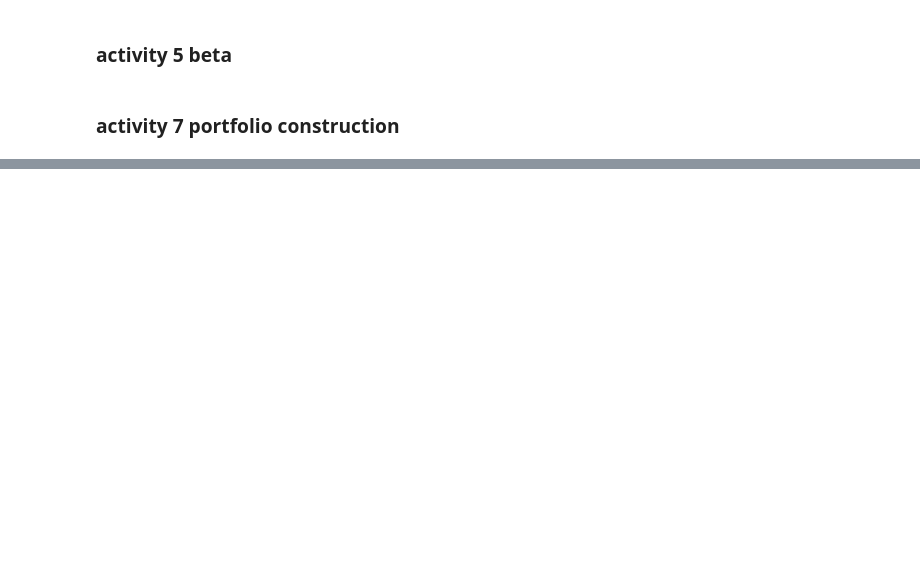
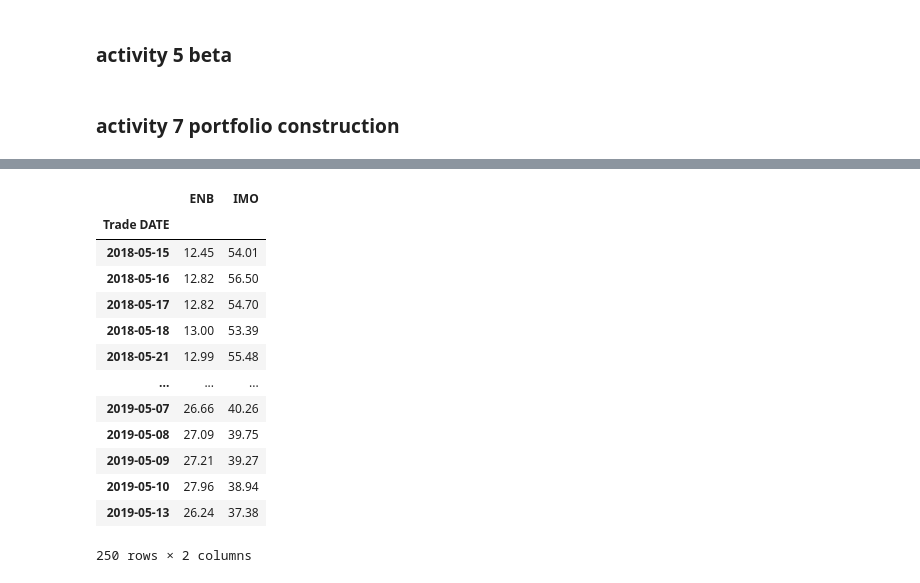
Before and after one commit to softmaxhuanchen/pandas, a Jupyter notebook: pandas-part3-live/pandas-part3.ipynb, the cells around one changed output, grey strips where cells are left out. Drawn from its saved outputs; the diff is of its cells as text; code cells hidden in the pictures; blank space fills up the shorter version.

```diff
--- a/pandas-part3-live/pandas-part3.ipynb
+++ b/pandas-part3-live/pandas-part3.ipynb
@@ -175,0 +173,22 @@ imo.head()
+# %%
+enb.rename(columns = {'NOCP':"ENB"}, inplace = True)
+enb.drop(columns= 'Symbol', inplace = True)
+imo.rename(columns= {'NOCP':"IMO"}, inplace = True)
+imo.drop(columns= 'Symbol', inplace = True)
+all_prices = pd.concat([enb, imo], axis = 'columns', join = 'inner')
+all_prices
+# %% [output]
+|  | ENB | IMO |
+| Trade DATE |  |  |
+| 2018-05-15 | 12.45 | 54.01 |
+| 2018-05-16 | 12.82 | 56.50 |
+| 2018-05-17 | 12.82 | 54.70 |
+| 2018-05-18 | 13.00 | 53.39 |
+| 2018-05-21 | 12.99 | 55.48 |
+| ... | ... | ... |
+| 2019-05-07 | 26.66 | 40.26 |
+| 2019-05-08 | 27.09 | 39.75 |
+| 2019-05-09 | 27.21 | 39.27 |
+| 2019-05-10 | 27.96 | 38.94 |
+| 2019-05-13 | 26.24 | 37.38 |
+250 rows × 2 columns
```
Also changed, not shown: parts of 26 cells of this notebook.
